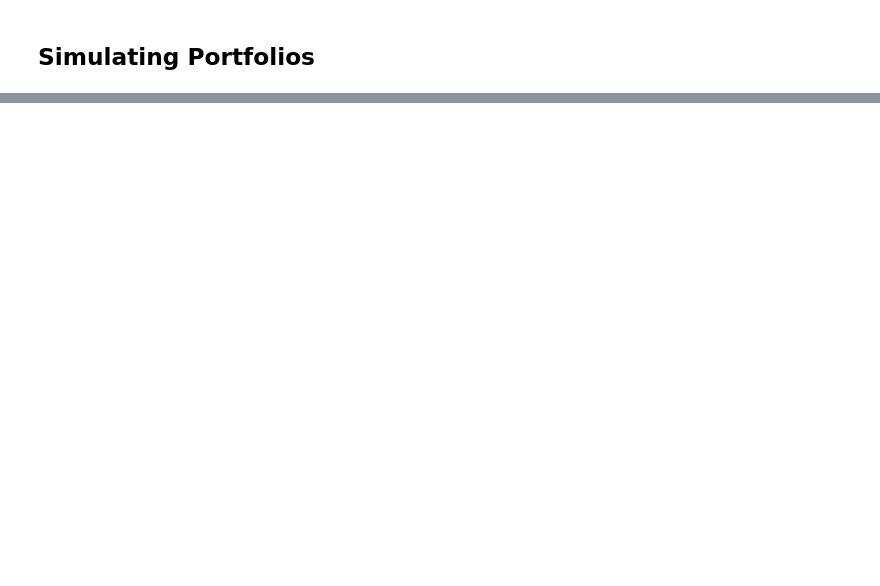
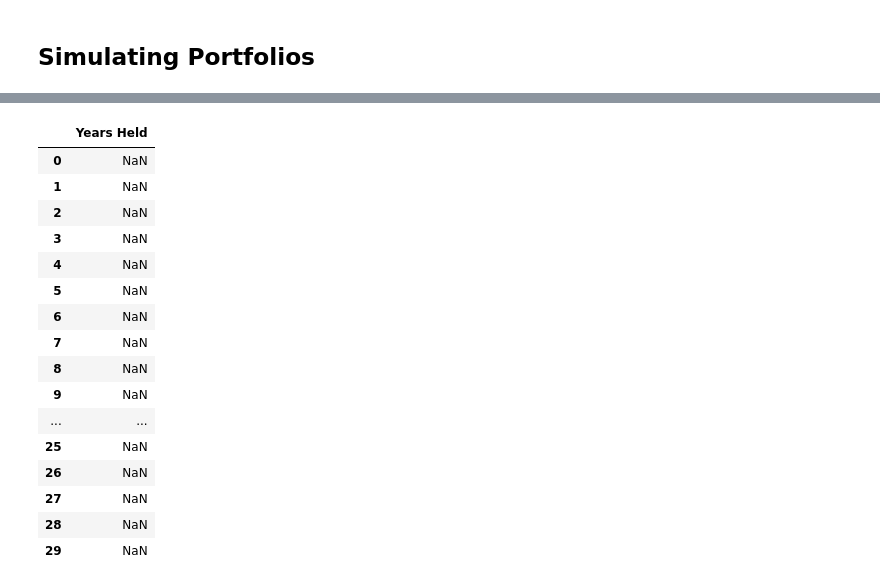
Before and after one commit to JamieW365/trading_algos, a Jupyter notebook: notebooks/optimization/time_diversification.ipynb, the cells around one changed output, grey strips where cells are left out. Cells and saved outputs as stored; diff of their text form; code cells hidden in the pictures; blank space fills up the shorter version.

```diff
--- a/notebooks/optimization/time_diversification.ipynb
+++ b/notebooks/optimization/time_diversification.ipynb
@@ -353,0 +119,17 @@ plt.show();
+# %%
+years_held = []
+cagr = []
+risk = []
+ret = []
+sharpe = []
+act_growth = []
+
+for y in range(1, 31):
+
+    # 252 trading days in an average year
+    trading_periods = y*252
+
+    df_returns = (((df_prices / df_prices.shift(trading_periods))**(1/(y))) - 1)
+    inv_cagr = df_returns.mean()
+    cagr.append(inv_cagr)
+    risk.append(df_returns.std())
@@ -353,0 +145,32 @@ plt.show();
+# %%
+years = np.arange(1,31)
+cagr = []
+
+df_cagr = pd.DataFrame({'Years Held':years})
+
+for y in years:
+
+    trading_days = y*252
+
+    # Compute rolling CAGR
+    df_cagr.iloc[y-1] = cagr.append((((df_prices / df_prices.shift(trading_days))**(1/y)) - 1).mean().values.tolist())
+# %%
+df_cagr
+# %% [output]
+|  | Years Held |
+| 0 | NaN |
+| 1 | NaN |
+| 2 | NaN |
+| 3 | NaN |
+| 4 | NaN |
+| 5 | NaN |
+| 6 | NaN |
+| 7 | NaN |
+| 8 | NaN |
+| 9 | NaN |
+| ... | ... |
+| 25 | NaN |
+| 26 | NaN |
+| 27 | NaN |
+| 28 | NaN |
+| 29 | NaN |
```
Also changed, not shown: parts of 35 cells of this notebook.
